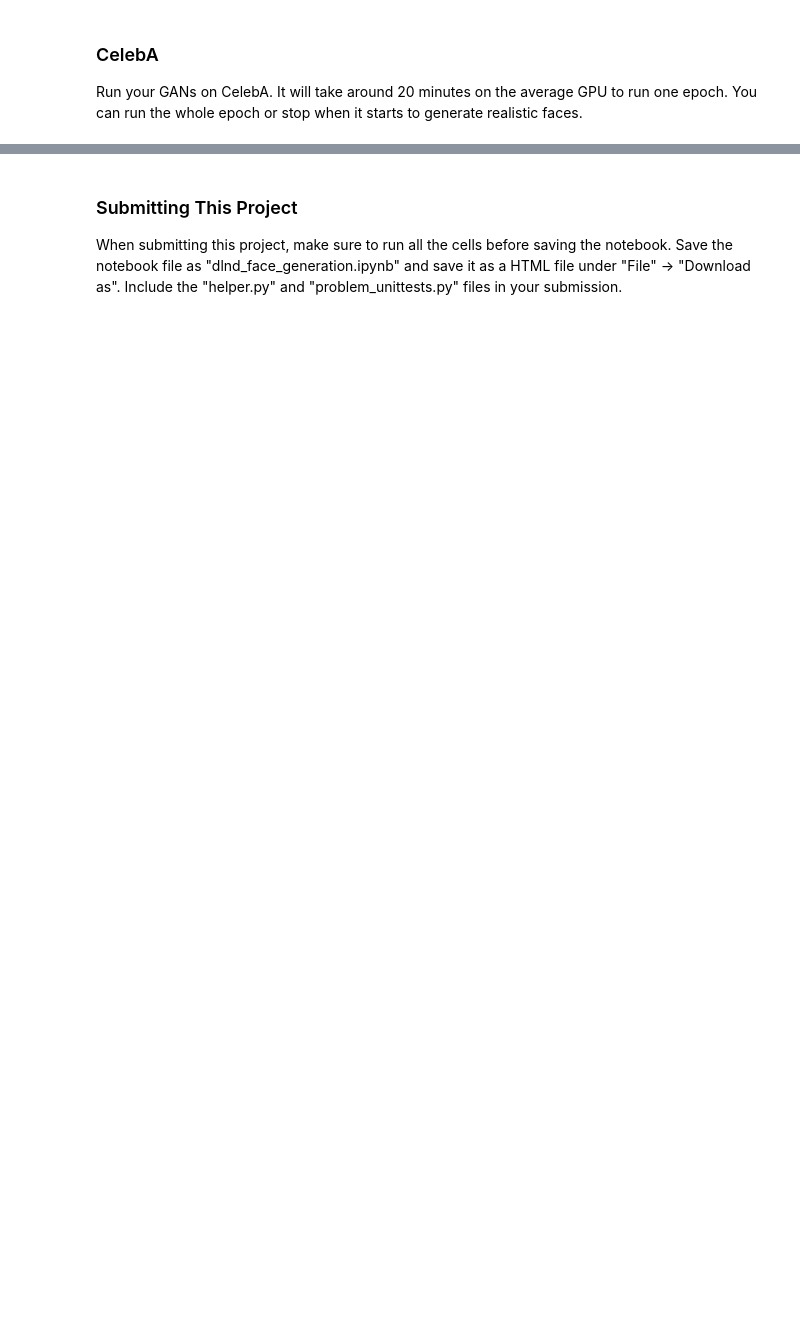
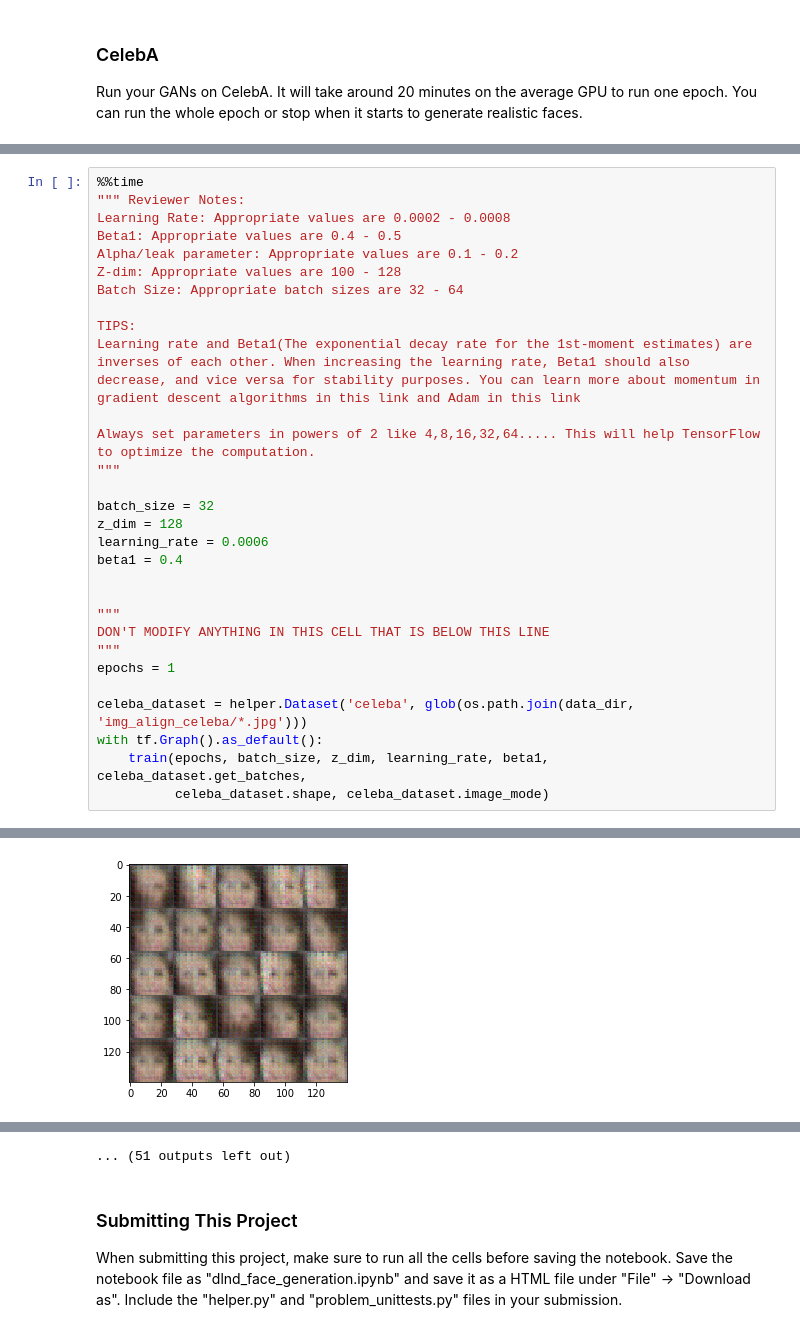
Before and after one commit to luqmanhakim/face-generation, a Jupyter notebook: dlnd_face_generation.ipynb, the cells around one changed output, grey strips where cells are left out. Cells and saved outputs as stored; diff of their text form; blank space fills up the shorter version.

Commit message:
changed hyperparameters, better performance in mnist and face-gen this time

```diff
--- a/dlnd_face_generation.ipynb
+++ b/dlnd_face_generation.ipynb
@@ -442,0 +416,31 @@ Epoch 1/1 Step 1200... Discriminator Loss: 0.7672... Generator Loss: 1.1660
+# %%
+%%time
+""" Reviewer Notes:
+Learning Rate: Appropriate values are 0.0002 - 0.0008
+Beta1: Appropriate values are 0.4 - 0.5
+Alpha/leak parameter: Appropriate values are 0.1 - 0.2
+Z-dim: Appropriate values are 100 - 128
+Batch Size: Appropriate batch sizes are 32 - 64
+
+TIPS:
+Learning rate and Beta1(The exponential decay rate for the 1st-moment estimates) are inverses of each other. When increasing the learning rate, Beta1 should also decrease, and vice versa for stability purposes. You can learn more about momentum in gradient descent algorithms in this link and Adam in this link
+
+Always set parameters in powers of 2 like 4,8,16,32,64..... This will help TensorFlow to optimize the computation.
+"""
+
+batch_size = 32
+z_dim = 128
+learning_rate = 0.0006
+beta1 = 0.4
+
+
+"""
+DON'T MODIFY ANYTHING IN THIS CELL THAT IS BELOW THIS LINE
+"""
+epochs = 1
+
+celeba_dataset = helper.Dataset('celeba', glob(os.path.join(data_dir, 'img_align_celeba/*.jpg')))
+with tf.Graph().as_default():
+    train(epochs, batch_size, z_dim, learning_rate, beta1, celeba_dataset.get_batches,
+          celeba_dataset.shape, celeba_dataset.image_mode)
+# %% [output]
@@ -442,0 +451 @@ Epoch 1/1 Step 1200... Discriminator Loss: 0.7672... Generator Loss: 1.1660
+[figure, added]
@@ -443,3 +467,4 @@ Epoch 1/1 Step 1200... Discriminator Loss: 0.7672... Generator Loss: 1.1660
+... (51 outputs left out)
 # %% [markdown]
 ### Submitting This Project
 When submitting this project, make sure to run all the cells before saving the notebook. Save the notebook file as "dlnd_face_generation.ipynb" and save it as a HTML file under "File" -> "Download as". Include the "helper.py" and "problem_unittests.py" files in your submission.
```
Also changed, not shown: parts of 5 cells of this notebook.
